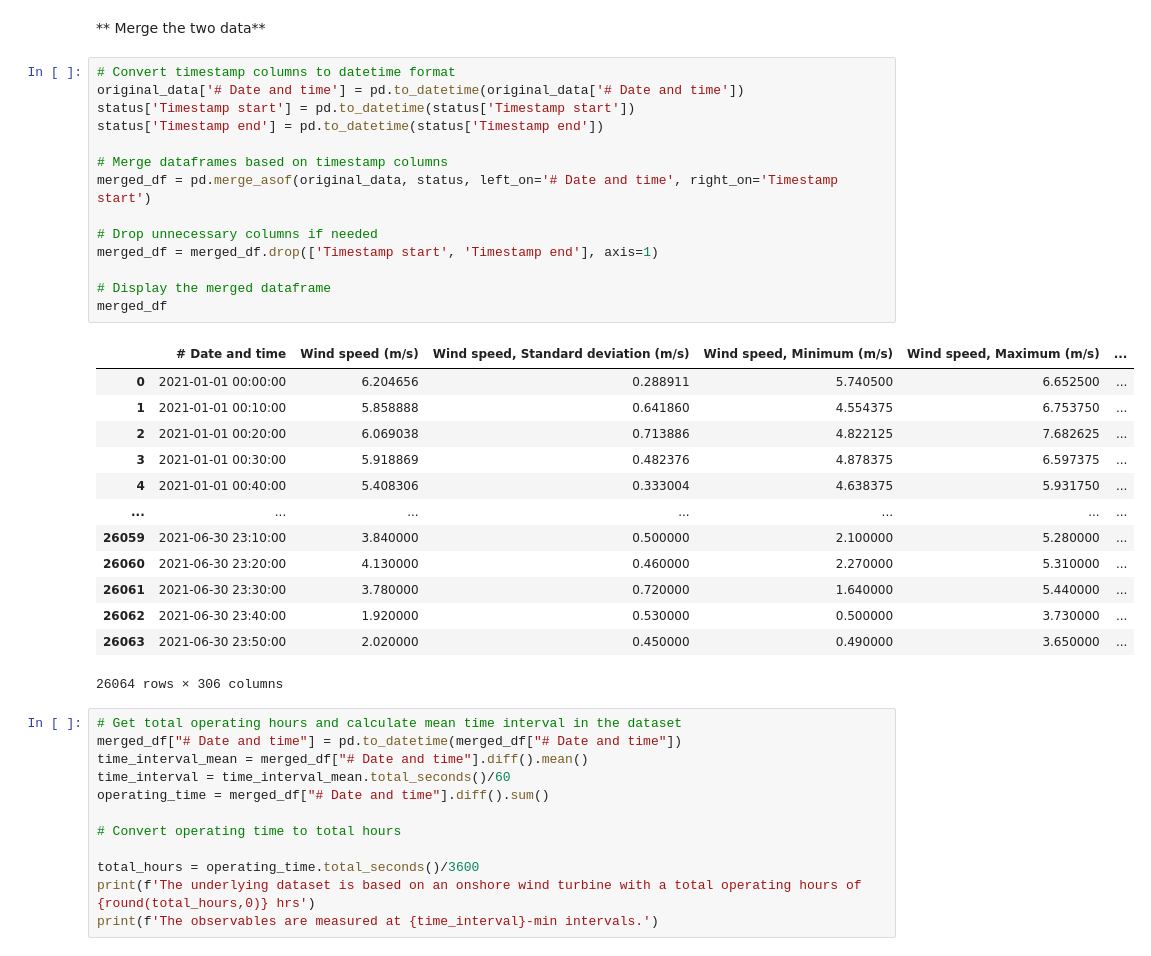
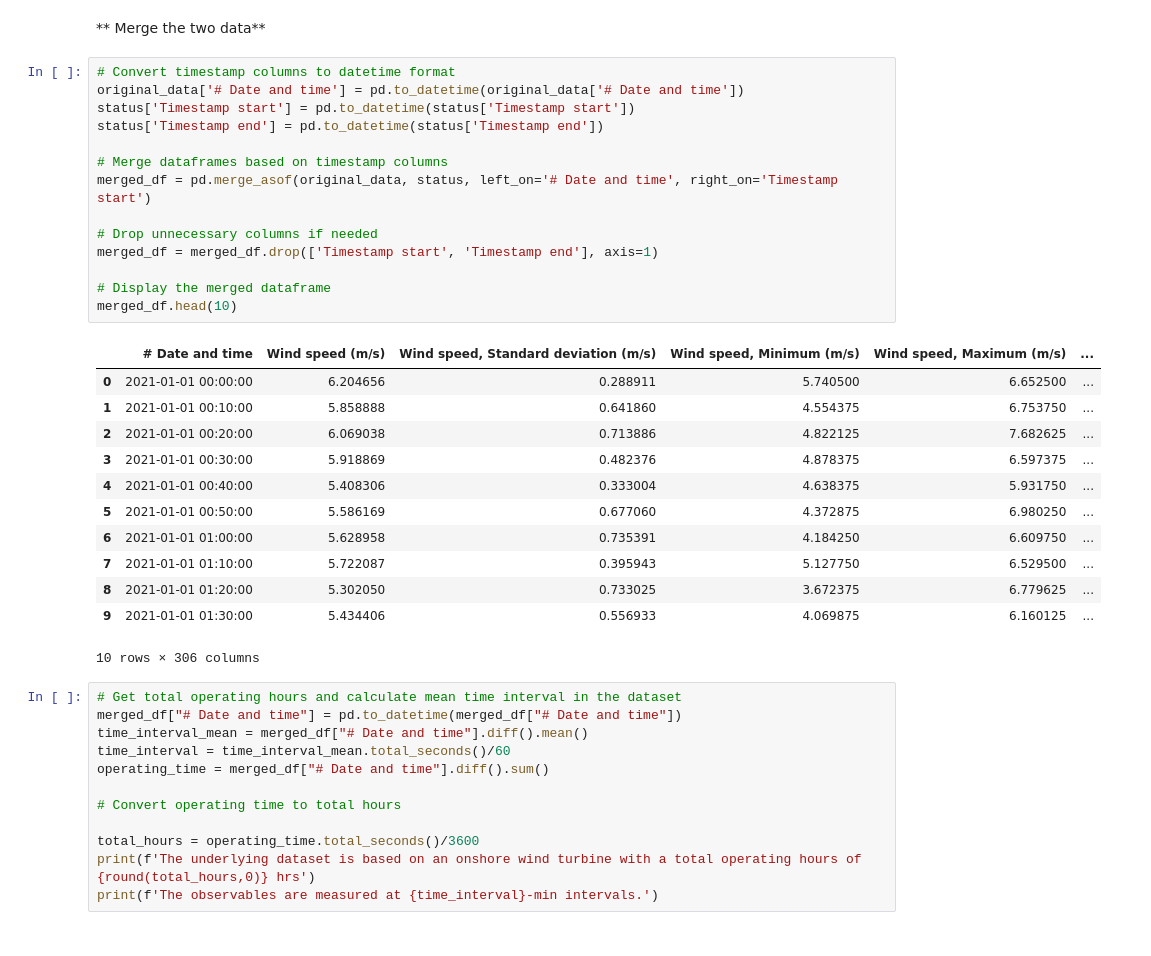
Before and after one commit to mmoeaye/anomalies-SCADA-dataset, a Jupyter notebook: EDA_SCADA.ipynb, the cells around one changed output. Drawn from its saved outputs; the diff is of its cells as text.

```diff
--- a/EDA_SCADA.ipynb
+++ b/EDA_SCADA.ipynb
@@ -113,31 +111,30 @@ original_data.head(5)
 # %%
 # Convert timestamp columns to datetime format
 original_data['# Date and time'] = pd.to_datetime(original_data['# Date and time'])
 status['Timestamp start'] = pd.to_datetime(status['Timestamp start'])
 status['Timestamp end'] = pd.to_datetime(status['Timestamp end'])
 
 # Merge dataframes based on timestamp columns
 merged_df = pd.merge_asof(original_data, status, left_on='# Date and time', right_on='Timestamp start')
 
 # Drop unnecessary columns if needed
 merged_df = merged_df.drop(['Timestamp start', 'Timestamp end'], axis=1)
 
 # Display the merged dataframe
-merged_df
+merged_df.head(10)
 # %% [output]
 |  | # Date and time | Wind speed (m/s) | Wind speed, Standard deviation (m/s) | Wind speed, Minimum (m/s) | Wind speed, Maximum (m/s) | ... |
 | 0 | 2021-01-01 00:00:00 | 6.204656 | 0.288911 | 5.740500 | 6.652500 | ... |
 | 1 | 2021-01-01 00:10:00 | 5.858888 | 0.641860 | 4.554375 | 6.753750 | ... |
 | 2 | 2021-01-01 00:20:00 | 6.069038 | 0.713886 | 4.822125 | 7.682625 | ... |
 | 3 | 2021-01-01 00:30:00 | 5.918869 | 0.482376 | 4.878375 | 6.597375 | ... |
 | 4 | 2021-01-01 00:40:00 | 5.408306 | 0.333004 | 4.638375 | 5.931750 | ... |
-| ... | ... | ... | ... | ... | ... | ... |
-| 26059 | 2021-06-30 23:10:00 | 3.840000 | 0.500000 | 2.100000 | 5.280000 | ... |
-| 26060 | 2021-06-30 23:20:00 | 4.130000 | 0.460000 | 2.270000 | 5.310000 | ... |
-| 26061 | 2021-06-30 23:30:00 | 3.780000 | 0.720000 | 1.640000 | 5.440000 | ... |
-| 26062 | 2021-06-30 23:40:00 | 1.920000 | 0.530000 | 0.500000 | 3.730000 | ... |
-| 26063 | 2021-06-30 23:50:00 | 2.020000 | 0.450000 | 0.490000 | 3.650000 | ... |
+| 5 | 2021-01-01 00:50:00 | 5.586169 | 0.677060 | 4.372875 | 6.980250 | ... |
+| 6 | 2021-01-01 01:00:00 | 5.628958 | 0.735391 | 4.184250 | 6.609750 | ... |
+| 7 | 2021-01-01 01:10:00 | 5.722087 | 0.395943 | 5.127750 | 6.529500 | ... |
+| 8 | 2021-01-01 01:20:00 | 5.302050 | 0.733025 | 3.672375 | 6.779625 | ... |
+| 9 | 2021-01-01 01:30:00 | 5.434406 | 0.556933 | 4.069875 | 6.160125 | ... |
-26064 rows × 306 columns
+10 rows × 306 columns
 # %%
 # Get total operating hours and calculate mean time interval in the dataset
 merged_df["# Date and time"] = pd.to_datetime(merged_df["# Date and time"])
```
Also changed, not shown: parts of 9 cells of this notebook.
